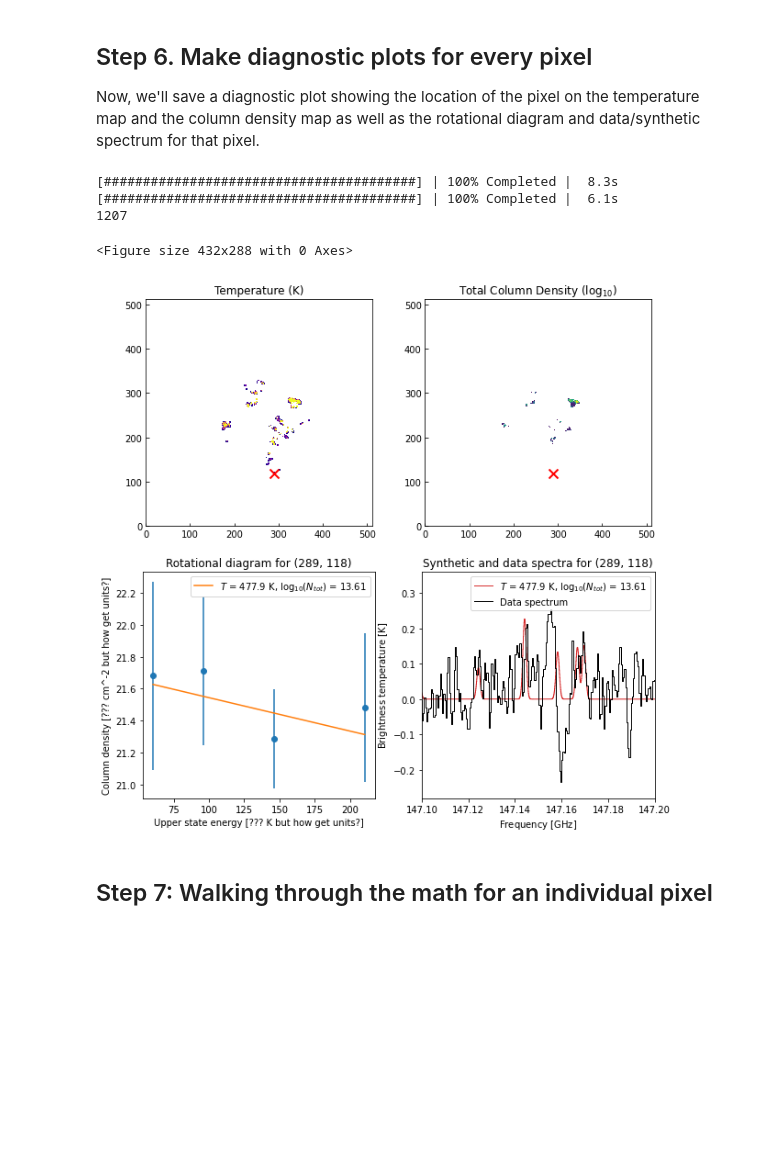
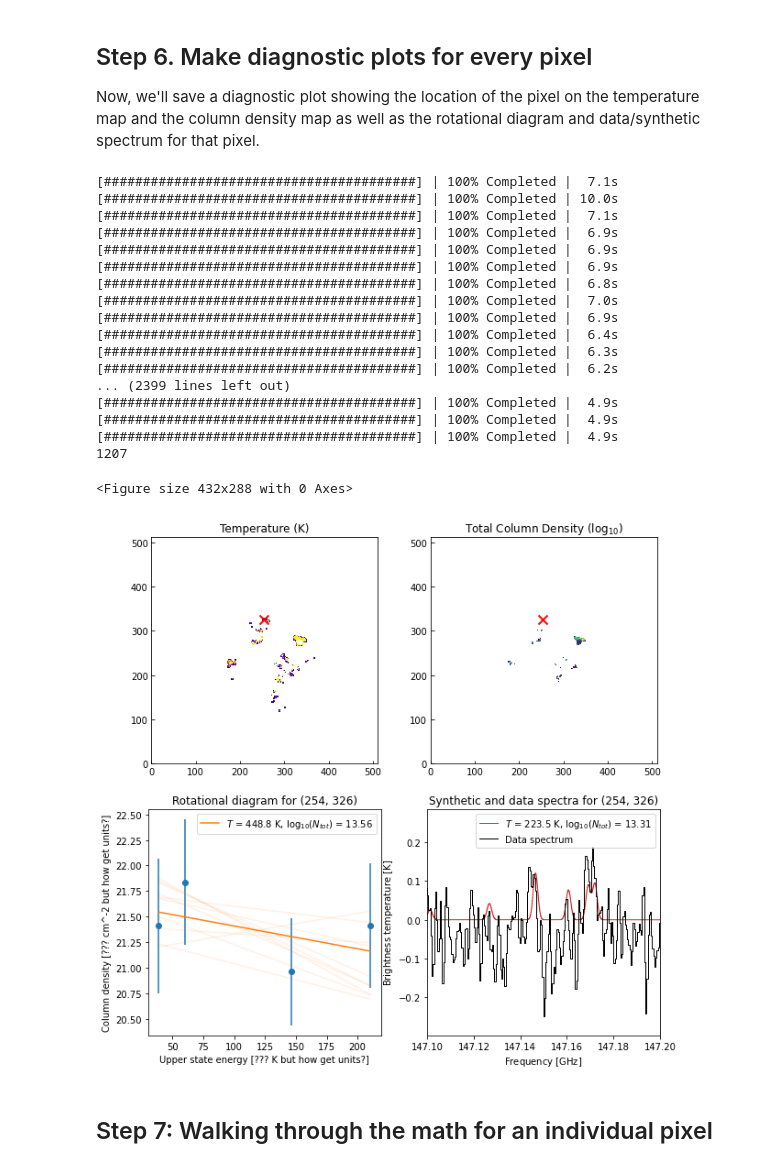
Before and after one commit to abulatek/brick, a Jupyter notebook: first_results/temperature_map/ProcessingTutorial.ipynb, the cells around one changed output. Drawn from its saved outputs; the diff is of its cells as text; code cells hidden in the pictures; blank space fills up the shorter version.

Commit message:
Updated map figures

```diff
--- a/first_results/temperature_map/ProcessingTutorial.ipynb
+++ b/first_results/temperature_map/ProcessingTutorial.ipynb
@@ -59,5 +59,5 @@ def retrieve_cube(results, freq_spw):
 # %%
-ch3cncube, ch3cn_freqs, ch3cn_A, ch3cn_g, ch3cn_E_U, ch3cn_partfunc = retrieve_cube(results, freq_spw)
+ch3cncube, ch3cn_freqs, ch3cn_A, ch3cn_g, ch3cn_E_U, ch3cn_partfunc, ch3cn_A_orig = retrieve_cube(results, freq_spw)
 ch3cncube
 # %% [output]
 DaskVaryingResolutionSpectralCube with shape=(3840, 512, 512) and unit=Jy / beam and chunk size (128, 256, 512):
@@ -193,10 +193,10 @@ Here are some quick conversions of the quantities before we do the fitting so th
 ln_N_upper_gs = np.log(10**(log_N_upper_gs))
 ln_N_upper_g_errs = np.log(10**(log_N_upper_g_errs))
 
-# Replace all NaNs with 0s
+# Replace all NaNs with 0s, for treatment as upper limits
 ln_N_upper_gs = np.nan_to_num(ln_N_upper_gs)
-# Set the errors for NaN values to be huge so these are ignored in the fit
-ln_N_upper_g_errs = np.nan_to_num(ln_N_upper_g_errs, nan=1e10)
+# # Set the errors for NaN values to be huge so these are ignored in the fit
+# ln_N_upper_g_errs = np.nan_to_num(ln_N_upper_g_errs, nan=1e10)
 # %%
 # Sum along k-component axis of NaN/non-NaN mask (which has True for "value," False for NaN)
 # /where/ (not "if," as that invokes for loops) sum less than 3, make all values NaN (or 0)
@@ -210,4 +210,4 @@ ln_N_upper_gs_test = ln_N_upper_gs.copy() # Probably don't need to duplicate thi
 ln_N_upper_gs_test[ln_N_upper_gs_mask_sum_rep <= 3] = 0 # Use boolean mask to apply to upper state col densities
 
 ln_N_upper_gs[ln_N_upper_gs_mask_sum_rep <= 3] = 0
-ln_N_upper_g_errs[ln_N_upper_gs_mask_sum_rep <= 3] = 1e10 # Set errors to be big so that they get ignored in the fit
+# ln_N_upper_g_errs[ln_N_upper_gs_mask_sum_rep <= 3] = 1e10 # Set errors to be big so that they get ignored in the fit
@@ -372,3 +385,9 @@ x, y: 254, 323
 ## Step 6. Make diagnostic plots for every pixel
 
 Now, we'll save a diagnostic plot showing the location of the pixel on the temperature map and the column density map as well as the rotational diagram and data/synthetic spectrum for that pixel.
+# %%
+# Get mom1/mom2 estimates
+fn = '/blue/adamginsburg/abulatek/brick/first_results/temperature_map/methyl_cyanide/template_cube_masked.fits'
+template_cube_masked = SpectralCube.read(fn, format='fits').with_spectral_unit(u.km/u.s)
+h2cs_mom1 = template_cube_masked.moment1()
+h2cs_linewidth_sigma = template_cube_masked.linewidth_sigma()
@@ -375,4 +405,6 @@ Now, we'll save a diagnostic plot showing the location of the pixel on the tempe
 # %%
+plot_uncertainties = True
+
 flag = False
 for index in tqdm(np.ndindex(ln_N_upper_gs.shape[1:])):
     col_density = ln_N_upper_gs[:,index[0],index[1]]
@@ -403,8 +435,6 @@ for index in tqdm(np.ndindex(ln_N_upper_gs.shape[1:])):
         # ax[0][0].colorbar()
 
         ###### Column density map
-
-        from astropy.visualization import imshow_norm, ManualInterval, SqrtStretch, SinhStretch
 
         cm = pl.matplotlib.cm.viridis.copy()
         cm.set_under('w') # Make sure the "zero" color is white
@@ -445,6 +475,16 @@ for index in tqdm(np.ndindex(ln_N_upper_gs.shape[1:])):
         ax[1][0].plot(fit_energies_converted, slope*fit_energies_converted.value+intercept,
                  label = f"$T$ = {temp:.1f}, $\log_{{10}}(N_{{tot}})$ = {total_col_density:.2f}",
                  color = 'tab:orange')
+        ### PLOT UNCERTAINTIES:
+        if plot_uncertainties == True:
+            rng = np.random.default_rng()
+            rv = rng.multivariate_normal(popt, pcov, 10)
+            for param in rv:
+                slope, intercept = param[0], param[1]
+                temp = (-1./slope)*u.K
+                total_col_density = np.log10(np.exp(intercept)*ch3cn_partfunc(temp))
+                ax[1][0].plot(fit_energies_converted, slope*fit_energies_converted.value+intercept,
+                              alpha = 0.1, color = 'tab:orange')
         ### Why were we exp'ing the y axis???
         # plt.yscale('log')
         ### Why were we log-scaling the y axis???
@@ -455,66 +495,75 @@ for index in tqdm(np.ndindex(ln_N_upper_gs.shape[1:])):
 
         ###### Synthetic/real spectra
 
-        from astropy import units as u
         fmin = 147.1*u.GHz
         fmax = 147.2*u.GHz
 
-        import numpy as np
         sp_axis = np.linspace(fmin, fmax, 1000)
 
         fillingfactor = 1
         offset = 0
         species = 'CH3CN'
 
-        import pyspeckit
-        from pyspeckit.spectrum.models.lte_molecule import get_molecular_parameters
-        from pyspeckit.spectrum.models import lte_molecule
+        freqs, aij, deg, EU, partfunc = ch3cn_freqs, ch3cn_A_orig, ch3cn_g, ch3cn_E_U, ch3cn_partfunc
 
-        freqs, aij, deg, EU, partfunc = get_molecular_parameters(species, fmin = fmin, fmax = fmax)
+#         # Get mom1 and mom2 values for a better estimation of the center velocity and velocity dispersion
+#         masked_cube_2 = SpectralCube.read(f'methyl_cyanide/ch3cn_2_masked.fits',
+#                                           format='fits').with_spectral_unit(u.km/u.s, velocity_convention = 'radio')
+#         mom1 = masked_cube_2.moment1()
+#         linewidth_sigma = masked_cube_2.linewidth_sigma() # Yields nan...
 
-        # Get mom1 and mom2 values for a better estimation of the center velocity and velocity dispersion
-        masked_cube_2 = SpectralCube.read(f'methyl_cyanide/ch3cn_2_masked.fits',
-                                          format='fits').with_spectral_unit(u.km/u.s, velocity_convention = 'radio')
-        mom1 = masked_cube_2.moment1()
-        linewidth_sigma = masked_cube_2.linewidth_sigma() # Yields nan...
-
-        v_cen = 10*u.km/u.s # mom1[pixel_y, pixel_x]
-        v_disp = 1.5*u.km/u.s # linewidth_sigma[pixel_y, pixel_x]
+        v_cen = h2cs_mom1[index[0], index[1]] # 10*u.km/u.s
+        v_disp = h2cs_linewidth_sigma[index[0], index[1]] # 1.5*u.km/u.s
         # print(v_cen, v_disp)
         # temp = temperature
         N_tot = total_col_density # - np.log10(2) # This halves N_tot... do not run it unless you want to do that
 
         mod = lte_molecule.generate_model(sp_axis, v_cen, v_disp, temp, N_tot,
                                   freqs, aij, deg, EU, partfunc)
         mod_sp = pyspeckit.Spectrum(xarr = sp_axis.to(u.GHz), data = mod, unit = u.K)
 
         # Get data spectrum
         data_sp = ch3cncube[:, pixel_y, pixel_x]
         data_sp_K = data_sp.value * ch3cncube.jtok_factors()
         data_sp_K_pyspeckit = pyspeckit.Spectrum(xarr = ch3cncube.spectral_axis.to(u.GHz),
                                            data = data_sp_K, unit = u.K)
 
         mod_sp.plotter(label = f'$T$ = {temp:.1f}, $\log_{{10}}(N_{{tot}})$ = {N_tot:.2f}',
                        color = 'tab:red', linewidth = 1, axis = ax[1][1])
         data_sp_K_pyspeckit.plotter(axis=mod_sp.plotter.axis, clear = False, color = 'k', linewidth = 1,
                             xmin = fmin, xmax = fmax, #ymin = min([min(mod),min(data_sp)]) - 0.3,
                             # ymax = max([max(mod),max(data_sp)]) + 0.2,
                             label = 'Data spectrum',
                             xlabel = f"Frequency [{mod_sp.xarr.unit.to_string('latex_inline')}]",
                             ylabel = f"Brightness temperature [{mod_sp.unit.to_string('latex_inline')}]")
 
         plt.title(f"Synthetic and data spectra for ({pixel_x}, {pixel_y})")
         plt.legend()
-        plt.savefig(f"../diagnostic_plots/x{pixel_x}y{pixel_y}.png", overwrite = True)
+        if flag == False:
+            plt.savefig(f"../diagnostic_plots/x{pixel_x}y{pixel_y}.png", overwrite = True)
         flag = True
 
 print(counter)
 # %% [output]
-[########################################] | 100% Completed |  8.3s
-[########################################] | 100% Completed |  6.1s
+[########################################] | 100% Completed |  7.1s
+[########################################] | 100% Completed | 10.0s
+[########################################] | 100% Completed |  7.1s
+[########################################] | 100% Completed |  6.9s
+[########################################] | 100% Completed |  6.9s
+[########################################] | 100% Completed |  6.9s
+[########################################] | 100% Completed |  6.8s
+[########################################] | 100% Completed |  7.0s
+[########################################] | 100% Completed |  6.9s
+[########################################] | 100% Completed |  6.4s
+[########################################] | 100% Completed |  6.3s
+[########################################] | 100% Completed |  6.2s
+... (2399 lines left out)
+[########################################] | 100% Completed |  4.9s
+[########################################] | 100% Completed |  4.9s
+[########################################] | 100% Completed |  4.9s
 1207
 <Figure size 432x288 with 0 Axes>
-[figure, old version]
+[figure, new version]
 # %% [markdown]
 ## Step 7: Walking through the math for an individual pixel
 # %%
```
Also changed, not shown: parts of 10 cells of this notebook, 9 other files.
